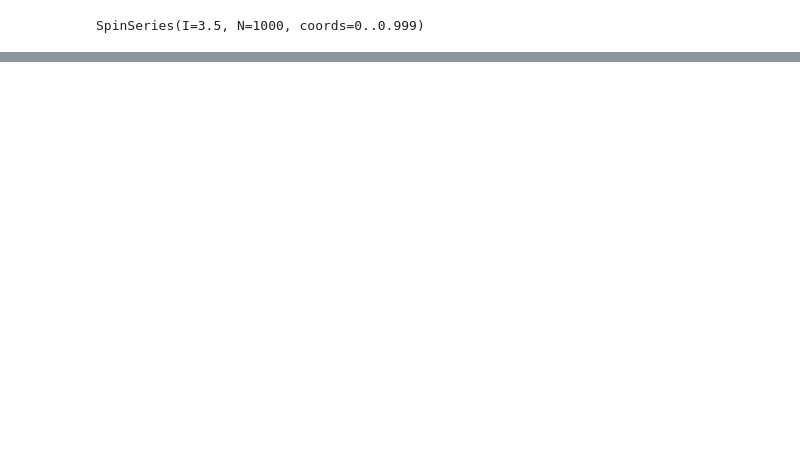
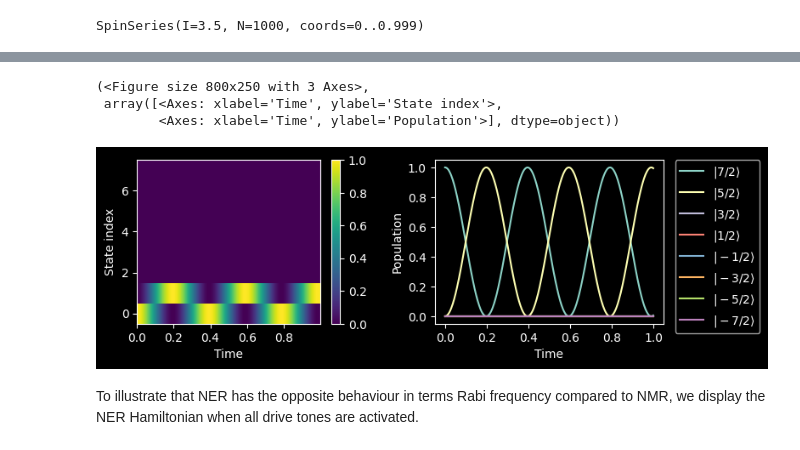
Before and after one commit to arjenvaartjes/Psyduck, a Jupyter notebook: examples/two level rabi/two_level_rabi.ipynb, the cells around one changed output, grey strips where cells are left out. Saved outputs shown, nothing was run; the diff lists cells and outputs as text; code cells hidden in the pictures; blank space fills up the shorter version.

```diff
--- a/examples/two level rabi/two_level_rabi.ipynb
+++ b/examples/two level rabi/two_level_rabi.ipynb
@@ -85,0 +193,5 @@ Text(0, 0.5, 'Rabi Frequency')
+# %%
+dQxz = [1, 0, 0, 0, 0, 0, 0] # say we only drive NER by modulating the Ix*Iz Hamiltonian term
+dQyz = [0, 0, 0, 0, 0, 0, 0]
+H_ner = ner1_hamiltonian(nucleus.I, dQxz, dQyz)
+H_ner
@@ -85,0 +200,13 @@ Text(0, 0.5, 'Rabi Frequency')
+# %%
+times = np.arange(0, 1, 0.001)
+nucleus.make_eigenstate(7/2) # initialize nuclear eigenstate
+trajectory = nucleus.evolve(H_ner, times)
+# %%
+trajectory.plot_populations()
+# %% [output]
+(<Figure size 800x250 with 3 Axes>,
+ array([<Axes: xlabel='Time', ylabel='State index'>,
+        <Axes: xlabel='Time', ylabel='Population'>], dtype=object))
+[figure, added]
+# %% [markdown]
+To illustrate that NER has the opposite behaviour in terms Rabi frequency compared to NMR, we display the NER Hamiltonian when all drive tones are activated.
```
Also changed, not shown: parts of 31 cells of this notebook, 1 other file.
